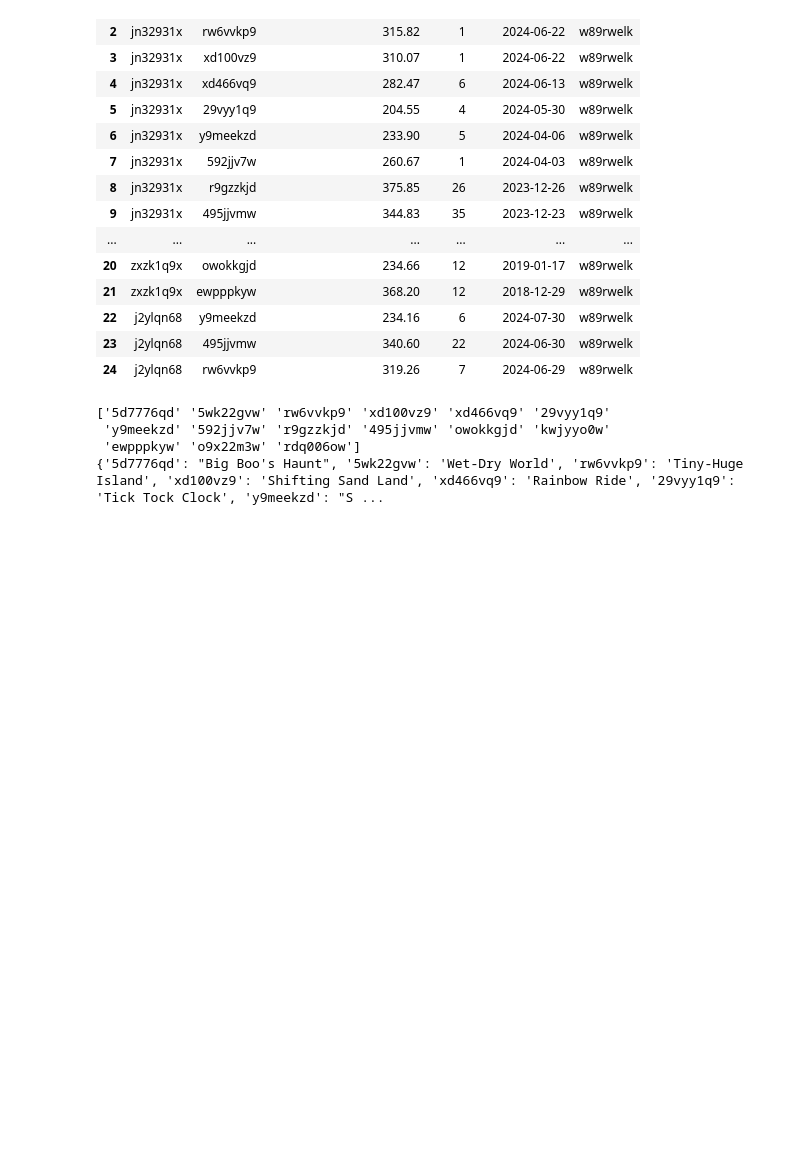
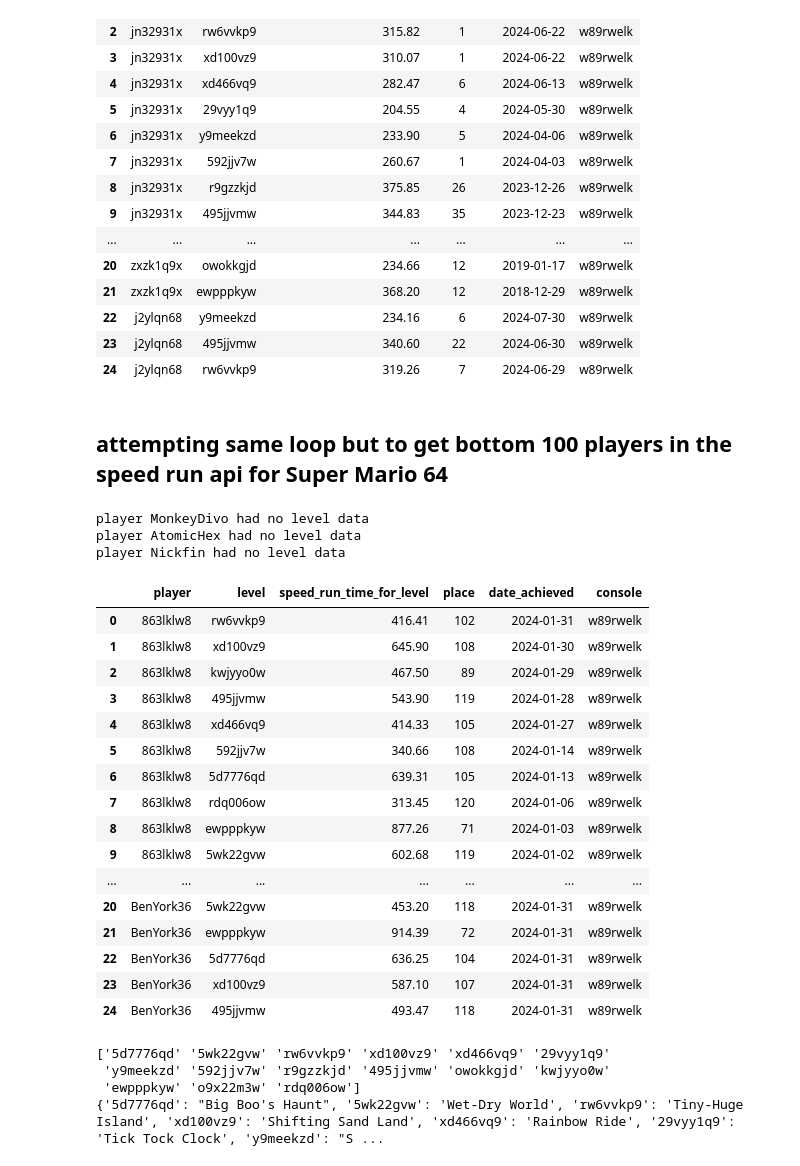
Before and after one commit to ccthatsme/supermario64, a Jupyter notebook: levels.ipynb, the cells around one changed output. Cells and saved outputs as stored; diff of their text form; code cells hidden in the pictures; blank space fills up the shorter version.

```diff
--- a/levels.ipynb
+++ b/levels.ipynb
@@ -98,3 +98,77 @@ player [jp]Melty had no level data
 | 22 | j2ylqn68 | y9meekzd | 234.16 | 6 | 2024-07-30 | w89rwelk |
 | 23 | j2ylqn68 | 495jjvmw | 340.60 | 22 | 2024-06-30 | w89rwelk |
 | 24 | j2ylqn68 | rw6vvkp9 | 319.26 | 7 | 2024-06-29 | w89rwelk |
+# %% [markdown]
+## attempting same loop but to get bottom 100 players in the speed run api for Super Mario 64
+# %%
+sm64_id = 'o1y9wo6q'
+stage_category_id = 'zdnq4oqd'
+player_personal_bests_sm64_url = 'https://www.speedrun.com/api/v1/users/USER/personal-bests'
+
+sm64df_bot100 = sm64.iloc[-100:]
+
+users = []
+levels = []
+times = []
+places = []
+dates = []
+platforms = []
+
+for record in sm64df_bot100.itertuples():
+    base_url = player_personal_bests_sm64_url.replace('USER', record.player)
+
+    player_level_results = requests.get(base_url)
+    player_level_results = player_level_results.json()['data'] if 'data' in player_level_results.json() else None
+    if player_level_results is None:
+        print(f'player {record.player} had no level data')
+        continue
+    for row_level in player_level_results:
+        run = row_level['run']
+        if (run['game'] == sm64_id and run['category'] == stage_category_id):
+            user = record.player
+            level = run['level']
+            time = run['times']['primary_t']
+            place = row_level['place']
+            date = run['date']
+            platform = run['system']['platform']
+
+            levels.append(level)
+            places.append(place)
+            users.append(user)
+            times.append(time)
+            platforms.append(platform)
+            dates.append(date)
+
+
+sm64df_by_level_bot_100 = pd.DataFrame({
+    'player': users,
+    'level': levels,
+    'speed_run_time_for_level': times,
+    'place': places,
+    'date_achieved': dates,
+    'console': platforms
+})
+
+
+sm64df_by_level_bot_100.head(25)
+# %% [output]
+player MonkeyDivo had no level data
+player AtomicHex had no level data
+player Nickfin had no level data
+|  | player | level | speed_run_time_for_level | place | date_achieved | console |
+| 0 | 863lklw8 | rw6vvkp9 | 416.41 | 102 | 2024-01-31 | w89rwelk |
+| 1 | 863lklw8 | xd100vz9 | 645.90 | 108 | 2024-01-30 | w89rwelk |
+| 2 | 863lklw8 | kwjyyo0w | 467.50 | 89 | 2024-01-29 | w89rwelk |
+| 3 | 863lklw8 | 495jjvmw | 543.90 | 119 | 2024-01-28 | w89rwelk |
+| 4 | 863lklw8 | xd466vq9 | 414.33 | 105 | 2024-01-27 | w89rwelk |
+| 5 | 863lklw8 | 592jjv7w | 340.66 | 108 | 2024-01-14 | w89rwelk |
+| 6 | 863lklw8 | 5d7776qd | 639.31 | 105 | 2024-01-13 | w89rwelk |
+| 7 | 863lklw8 | rdq006ow | 313.45 | 120 | 2024-01-06 | w89rwelk |
+| 8 | 863lklw8 | ewpppkyw | 877.26 | 71 | 2024-01-03 | w89rwelk |
+| 9 | 863lklw8 | 5wk22gvw | 602.68 | 119 | 2024-01-02 | w89rwelk |
+| ... | ... | ... | ... | ... | ... | ... |
+| 20 | BenYork36 | 5wk22gvw | 453.20 | 118 | 2024-01-31 | w89rwelk |
+| 21 | BenYork36 | ewpppkyw | 914.39 | 72 | 2024-01-31 | w89rwelk |
+| 22 | BenYork36 | 5d7776qd | 636.25 | 104 | 2024-01-31 | w89rwelk |
+| 23 | BenYork36 | xd100vz9 | 587.10 | 107 | 2024-01-31 | w89rwelk |
+| 24 | BenYork36 | 495jjvmw | 493.47 | 118 | 2024-01-31 | w89rwelk |
```
Also changed, not shown: parts of 6 cells of this notebook, 1 other file.
